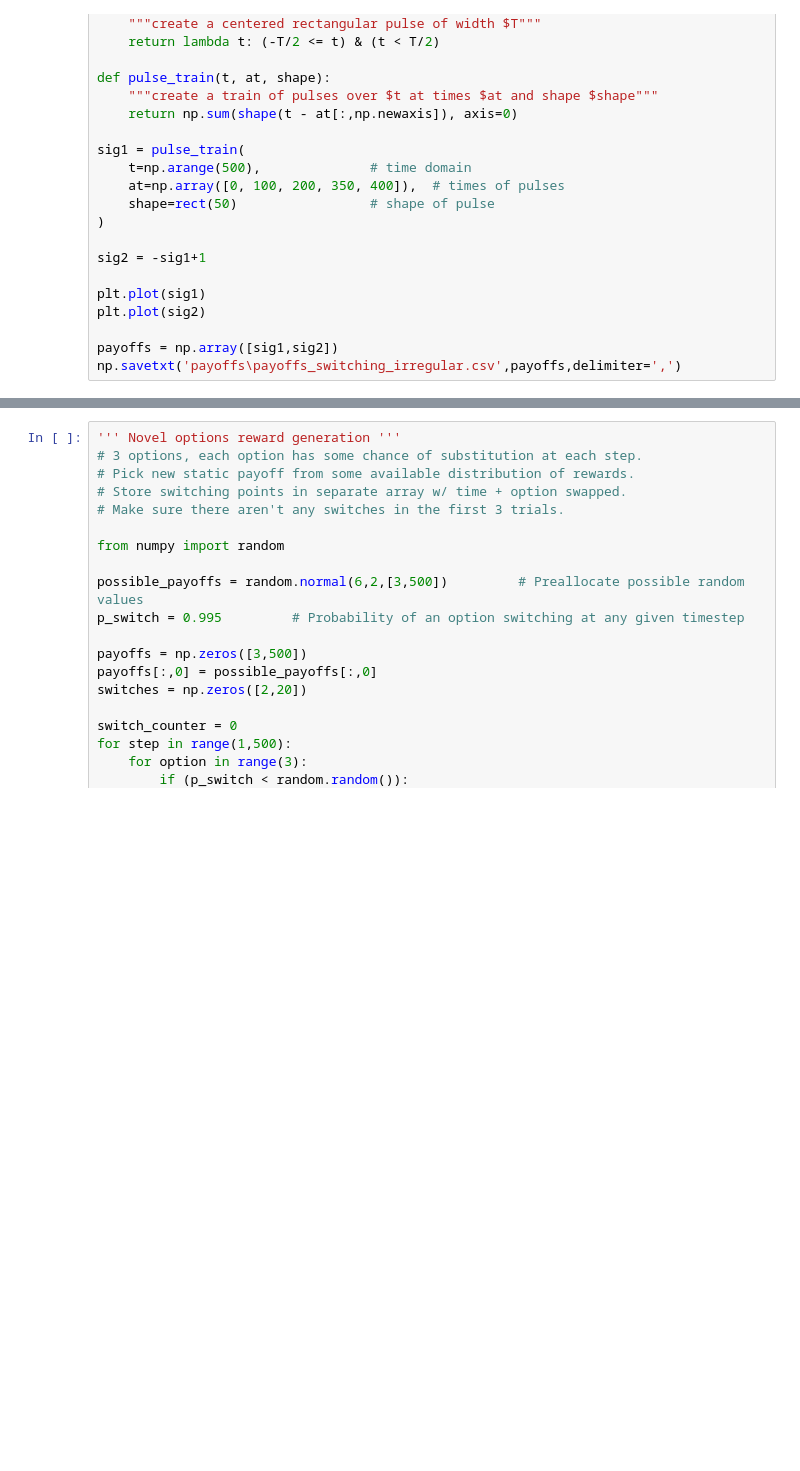
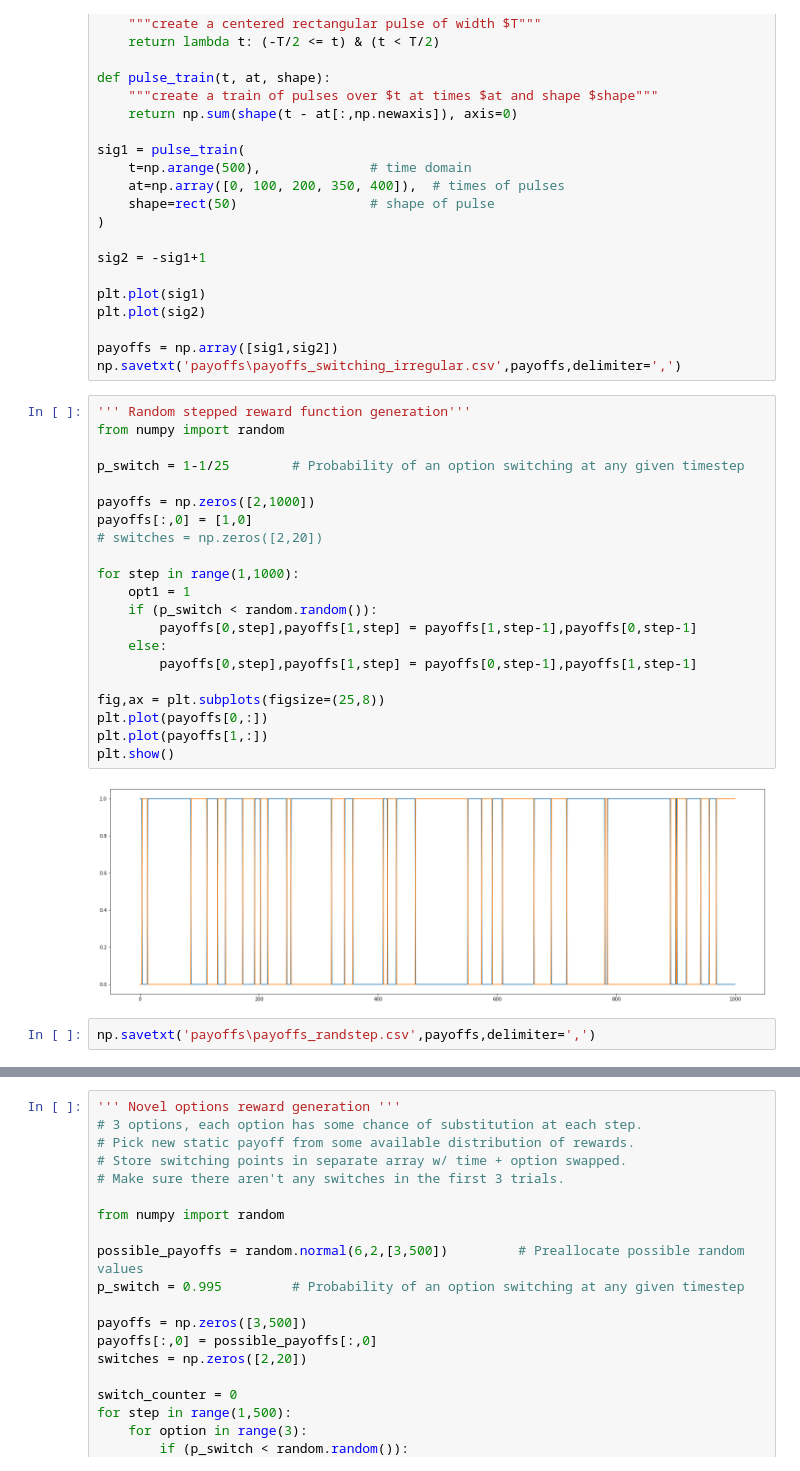
Before and after one commit to exie1/Complex-systems-EE, a Jupyter notebook: dynamicMAB/multiArmBandit_dynamic.ipynb, the cells around one changed output, grey strips where cells are left out. Saved outputs shown, nothing was run; the diff lists cells and outputs as text; blank space fills up the shorter version.

```diff
--- a/dynamicMAB/multiArmBandit_dynamic.ipynb
+++ b/dynamicMAB/multiArmBandit_dynamic.ipynb
@@ -60,6 +60,31 @@ plt.plot(sig2)
 
 payoffs = np.array([sig1,sig2])
 np.savetxt('payoffs\payoffs_switching_irregular.csv',payoffs,delimiter=',')
+# %%
+''' Random stepped reward function generation'''
+from numpy import random
+
+p_switch = 1-1/25        # Probability of an option switching at any given timestep
+
+payoffs = np.zeros([2,1000])
+payoffs[:,0] = [1,0]
+# switches = np.zeros([2,20])
+
+for step in range(1,1000):
+    opt1 = 1
+    if (p_switch < random.random()):
+        payoffs[0,step],payoffs[1,step] = payoffs[1,step-1],payoffs[0,step-1]
+    else:
+        payoffs[0,step],payoffs[1,step] = payoffs[0,step-1],payoffs[1,step-1]
+
+fig,ax = plt.subplots(figsize=(25,8))
+plt.plot(payoffs[0,:])
+plt.plot(payoffs[1,:])
+plt.show()
+# %% [output]
+[figure, added]
+# %%
+np.savetxt('payoffs\payoffs_randstep.csv',payoffs,delimiter=',')
 # %%
 ''' Restless reward function generation '''
 
```
Also changed, not shown: parts of 4 cells of this notebook, 35 other files.
